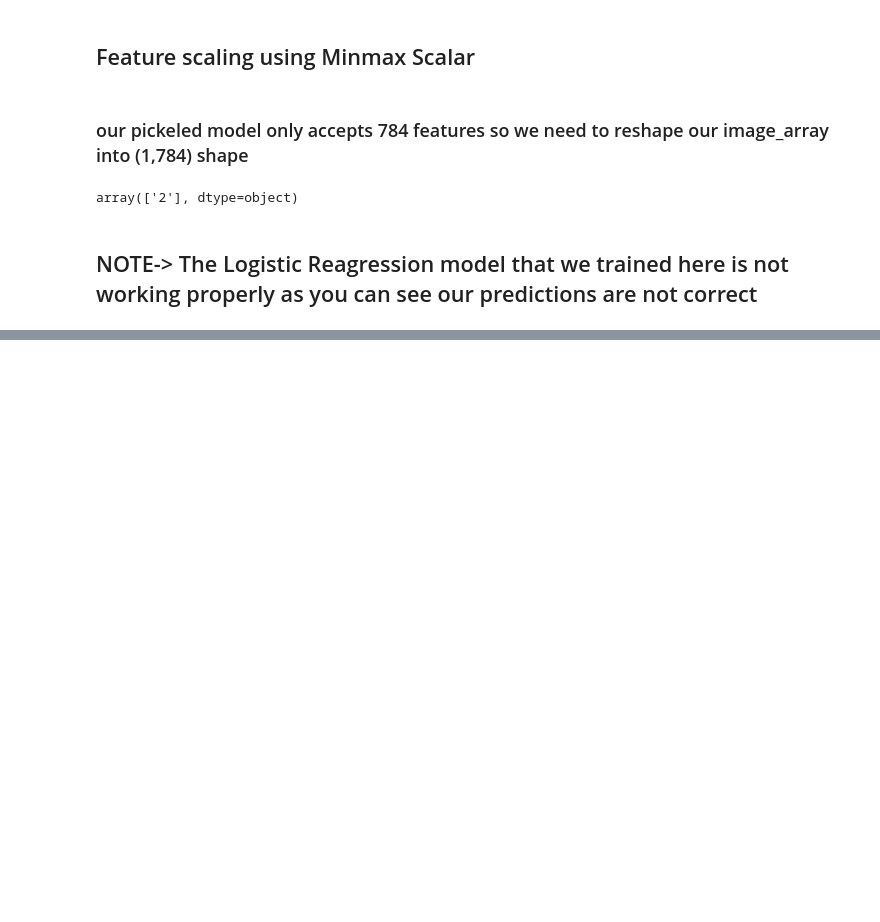
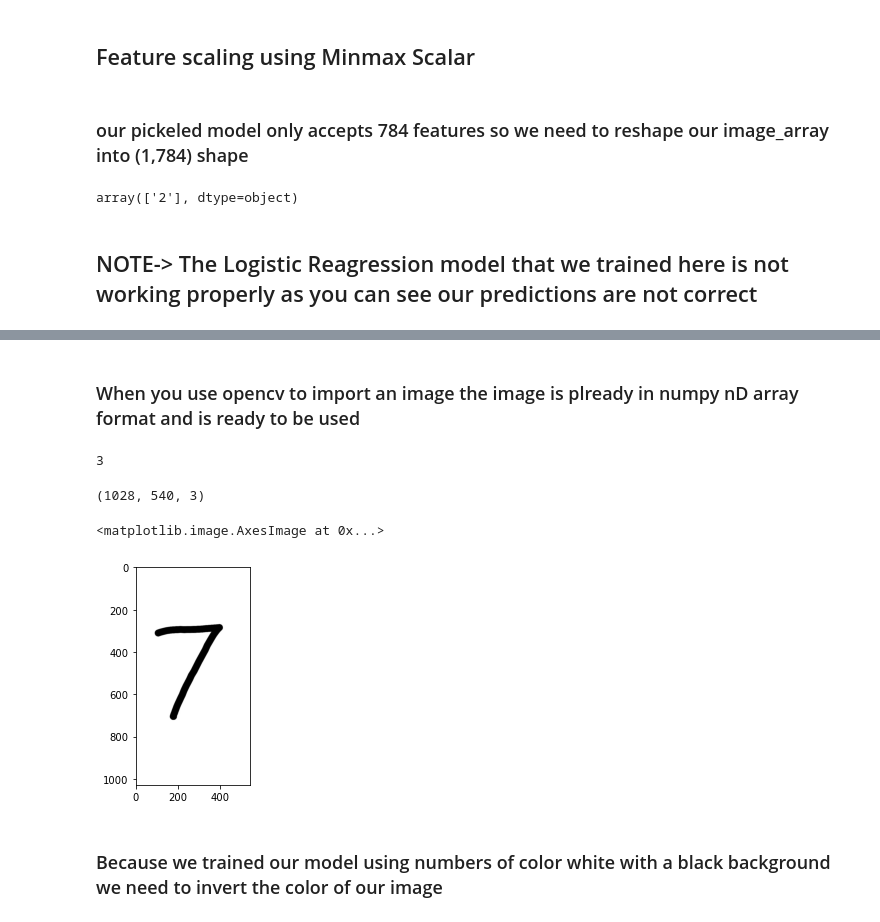
Before and after one commit to aryan68125/Prutor-AI-ML, a Jupyter notebook: Logistic Regression classwork.ipynb, the cells around one changed output, grey strips where cells are left out. Saved outputs shown, nothing was run; the diff lists cells and outputs as text; code cells hidden in the pictures; blank space fills up the shorter version.

```diff
--- a/Logistic Regression classwork.ipynb
+++ b/Logistic Regression classwork.ipynb
@@ -403,0 +550,20 @@ array(['2'], dtype=object)
+# %% [markdown]
+### When you use opencv to import an image the image is plready in numpy nD array format and is ready to be used
+# %%
+# importing image
+image = cv2.imread('/home/Machine_learning/github/Machine_Learning/Prutor_ML_ClassWork/numbers/7.jpeg')
+# %%
+image.ndim #here image imported via opencv is in 3D numpy array
+# %% [output]
+3
+# %%
+image.shape
+# %% [output]
+(1028, 540, 3)
+# %%
+plt.imshow(image)
+# %% [output]
+<matplotlib.image.AxesImage at 0x...>
+[figure, added]
+# %% [markdown]
+### Because we trained our model using numbers of color white with a black background we need to invert the color of our image
```
Also changed, not shown: parts of 73 cells of this notebook, 1 other file.
